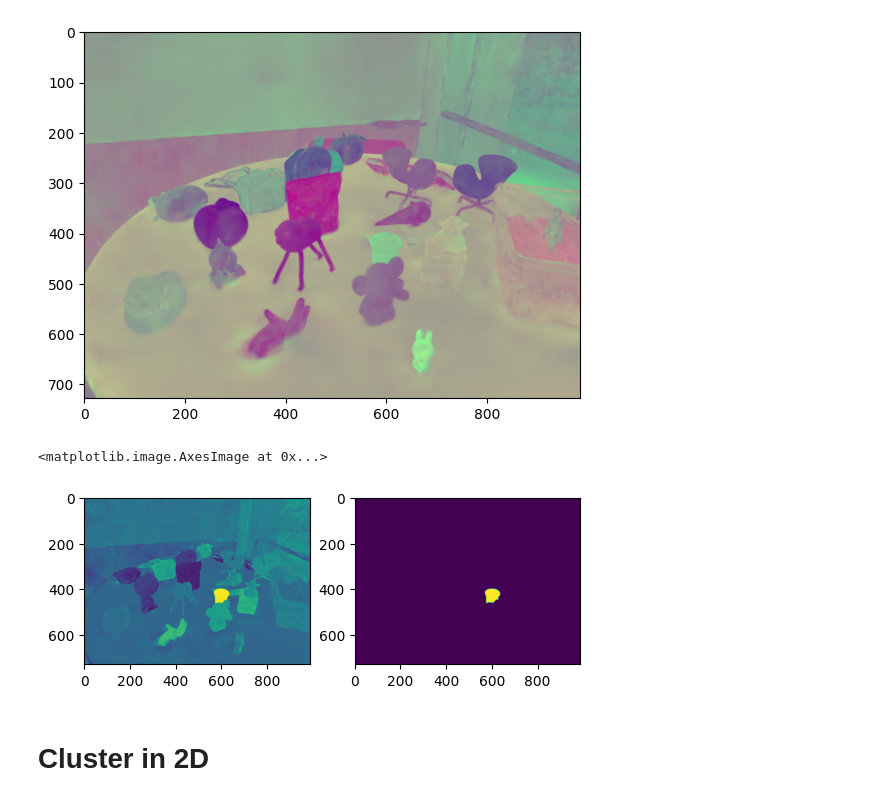
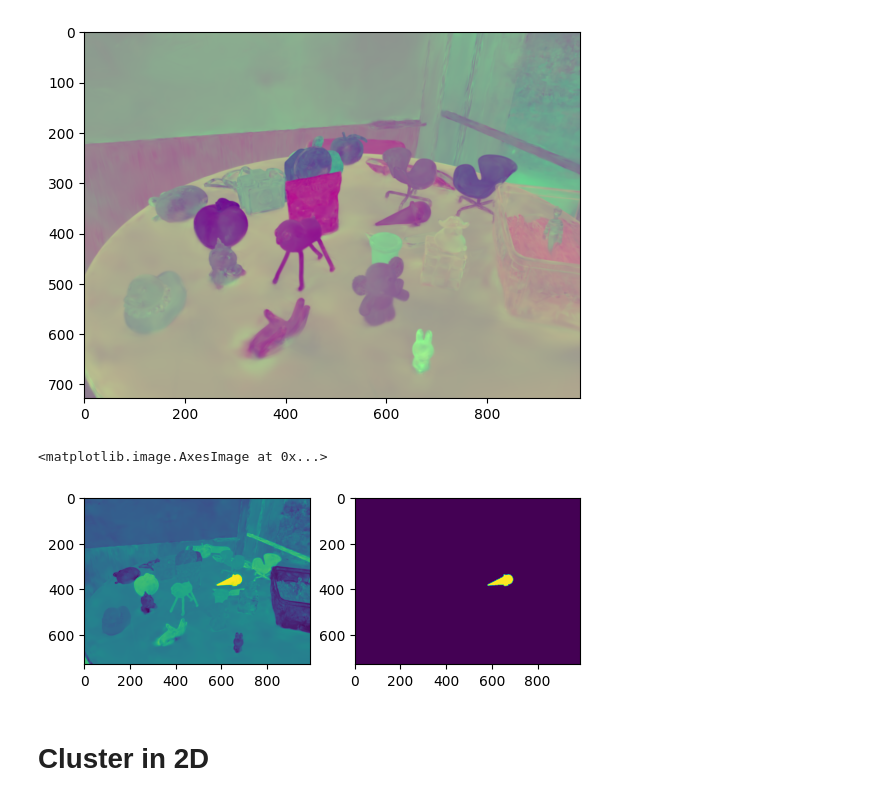
Before and after one commit to matt576/3dgs-diff, a Jupyter notebook: SegAnyGAussians/3dgs-diff.ipynb, the cells around one changed output. Cells and saved outputs as stored; diff of their text form; code cells hidden in the pictures.

```diff
--- a/SegAnyGAussians/3dgs-diff.ipynb
+++ b/SegAnyGAussians/3dgs-diff.ipynb
@@ -238,25 +238,26 @@ with torch.no_grad():
 [figure]
 # %%
 # query_index = (400, 250) # object selection
-query_index = (400, 600)
+# query_index = (400, 600) # cup
+query_index = (380, 600)
 
 query_index = (
     int(query_index[0] / view.image_height * view.feature_height),
     int(query_index[1] / view.image_width * view.feature_width),
                )
 
 normed_features = torch.nn.functional.normalize(scale_conditioned_feature, dim = -1, p = 2)
 query_feature = normed_features[query_index[0], query_index[1]]
 
 similarity = torch.einsum('C,HWC->HW', query_feature, normed_features)
 
 plt.subplot(1,2,1)
 plt.imshow(similarity.detach().cpu().numpy())
 plt.subplot(1,2,2)
 plt.imshow(similarity.detach().cpu().numpy() > 0.75)
 # %% [output]
 <matplotlib.image.AxesImage at 0x...>
-[figure, old version]
+[figure, new version]
 # %%
 # SHOW PCA in 2D
 
```
Also changed, not shown: parts of 16 cells of this notebook.
